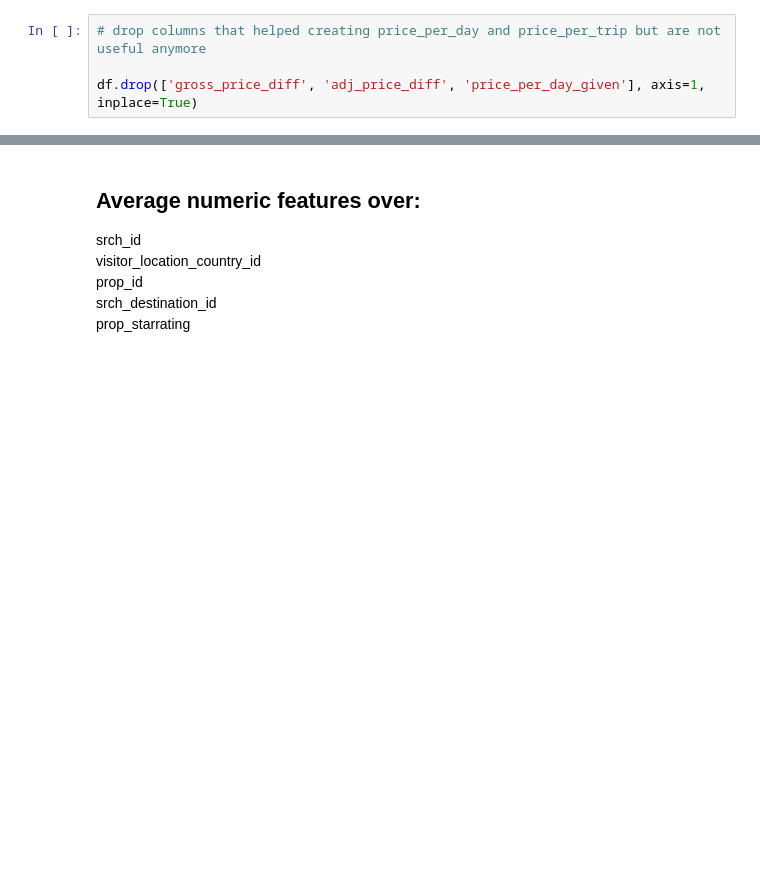
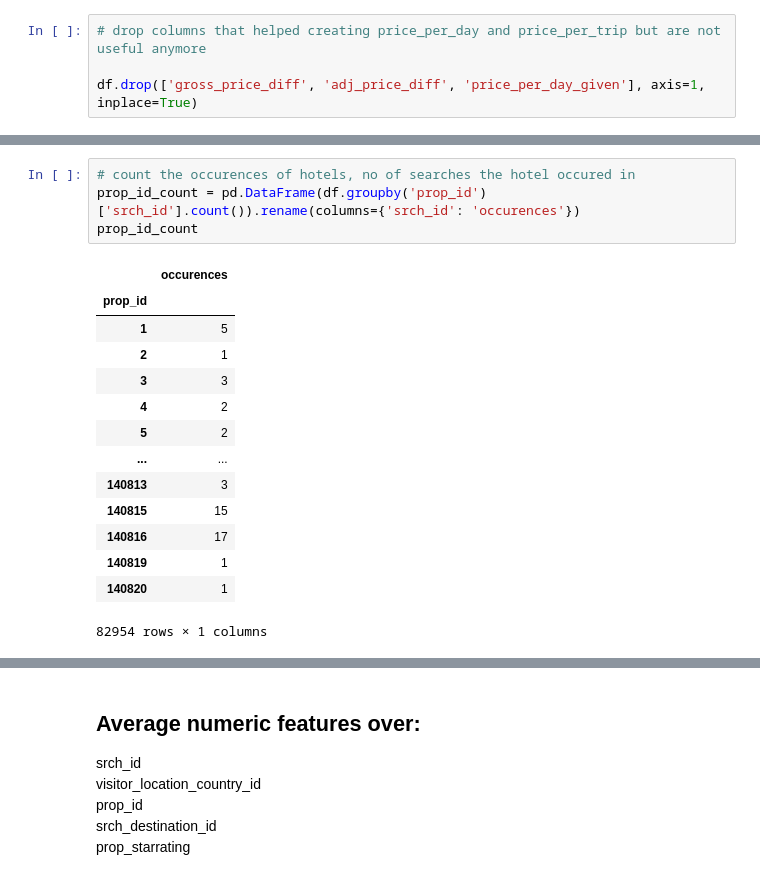
Before and after one commit to OlegBEZb/Personalize-Expedia-Hotel-Searches, a Jupyter notebook: FeatureEngineering.ipynb, the cells around one changed output, grey strips where cells are left out. Drawn from its saved outputs; the diff is of its cells as text; blank space fills up the shorter version.

```diff
--- a/FeatureEngineering.ipynb
+++ b/FeatureEngineering.ipynb
@@ -133,0 +138,19 @@ df.drop(['gross_price_diff', 'adj_price_diff', 'price_per_day_given'], axis=1, i
+# %%
+# count the occurences of hotels, no of searches the hotel occured in
+prop_id_count = pd.DataFrame(df.groupby('prop_id')['srch_id'].count()).rename(columns={'srch_id': 'occurences'})
+prop_id_count
+# %% [output]
+|  | occurences |
+| prop_id |  |
+| 1 | 5 |
+| 2 | 1 |
+| 3 | 3 |
+| 4 | 2 |
+| 5 | 2 |
+| ... | ... |
+| 140813 | 3 |
+| 140815 | 15 |
+| 140816 | 17 |
+| 140819 | 1 |
+| 140820 | 1 |
+82954 rows × 1 columns
```
Also changed, not shown: parts of 5 cells of this notebook.
